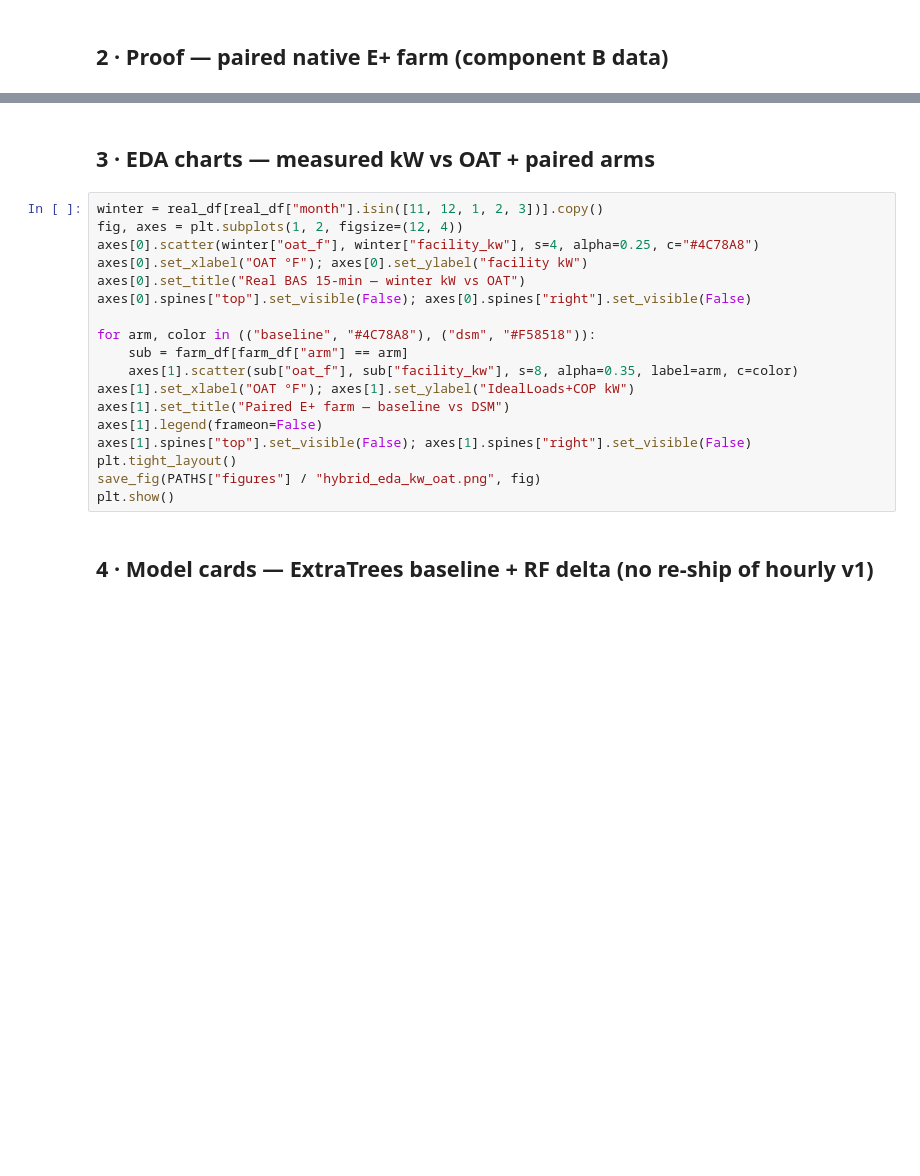
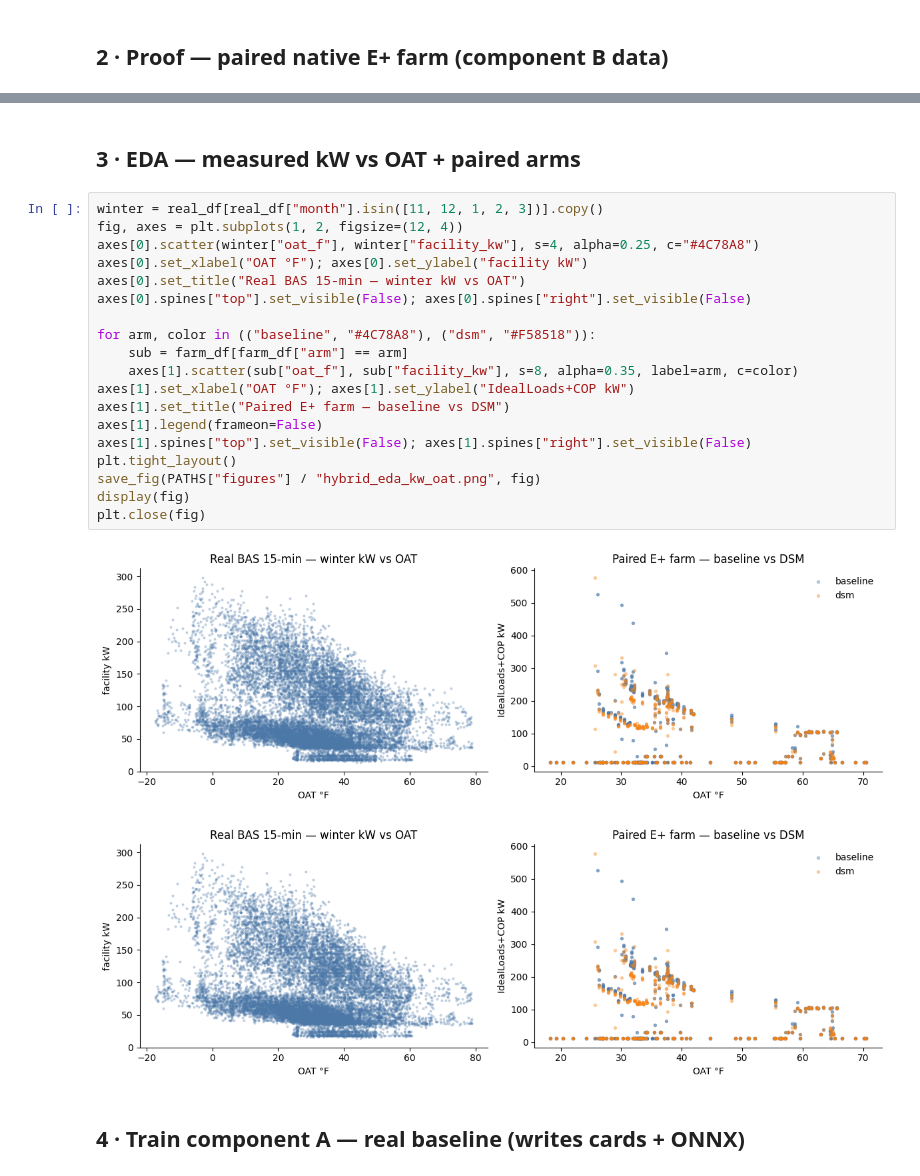
Before and after one commit to bbartling/py-bacnet-stacks-playground, a Jupyter notebook: vibe_code_apps_22/notebooks/lakeside_heating_dsm_sklearn.ipynb, the cells around one changed output, grey strips where cells are left out. Drawn from its saved outputs; the diff is of its cells as text; blank space fills up the shorter version.

```diff
--- a/vibe_code_apps_22/notebooks/lakeside_heating_dsm_sklearn.ipynb
+++ b/vibe_code_apps_22/notebooks/lakeside_heating_dsm_sklearn.ipynb
@@ -57,22 +184,26 @@ print("farm OK", farm_meta["farm_path"])
 # %% [markdown]
-## 3 · EDA charts — measured kW vs OAT + paired arms
+## 3 · EDA — measured kW vs OAT + paired arms
 # %%
 winter = real_df[real_df["month"].isin([11, 12, 1, 2, 3])].copy()
 fig, axes = plt.subplots(1, 2, figsize=(12, 4))
 axes[0].scatter(winter["oat_f"], winter["facility_kw"], s=4, alpha=0.25, c="#4C78A8")
 axes[0].set_xlabel("OAT °F"); axes[0].set_ylabel("facility kW")
 axes[0].set_title("Real BAS 15-min — winter kW vs OAT")
 axes[0].spines["top"].set_visible(False); axes[0].spines["right"].set_visible(False)
 
 for arm, color in (("baseline", "#4C78A8"), ("dsm", "#F58518")):
     sub = farm_df[farm_df["arm"] == arm]
     axes[1].scatter(sub["oat_f"], sub["facility_kw"], s=8, alpha=0.35, label=arm, c=color)
 axes[1].set_xlabel("OAT °F"); axes[1].set_ylabel("IdealLoads+COP kW")
 axes[1].set_title("Paired E+ farm — baseline vs DSM")
 axes[1].legend(frameon=False)
 axes[1].spines["top"].set_visible(False); axes[1].spines["right"].set_visible(False)
 plt.tight_layout()
 save_fig(PATHS["figures"] / "hybrid_eda_kw_oat.png", fig)
-plt.show()
+display(fig)
+plt.close(fig)
+# %% [output]
+[figure, added]
+[figure, added]
-# %% [markdown]
-## 4 · Model cards — ExtraTrees baseline + RF delta (no re-ship of hourly v1)
+# %% [markdown]
+## 4 · Train component A — real baseline (writes cards + ONNX)
```
Also changed, not shown: parts of 13 cells of this notebook, 36 other files.
